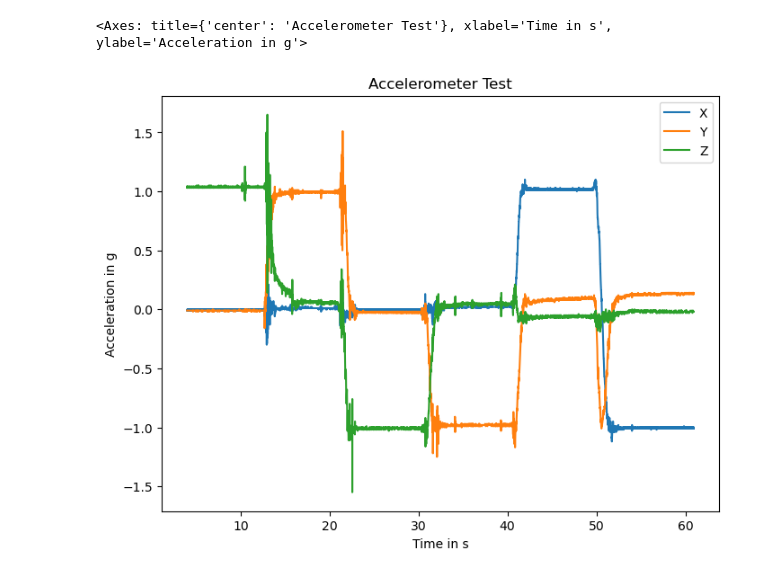
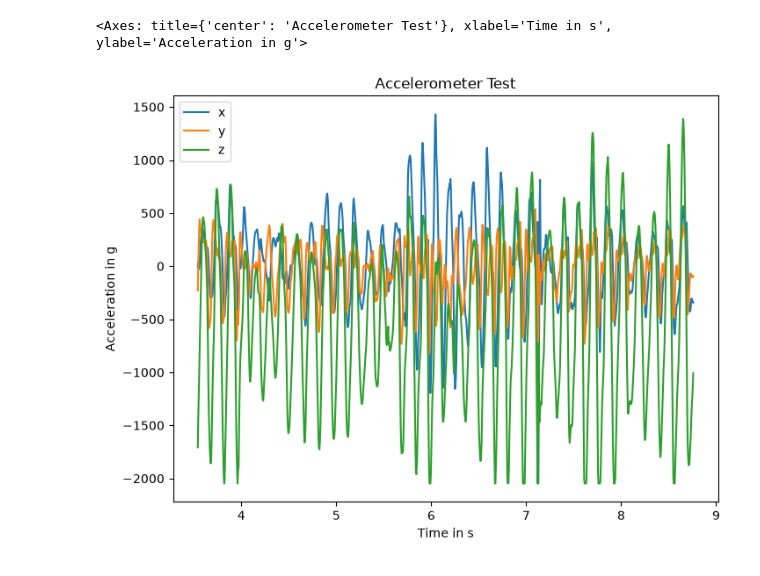
Before and after one commit to Luisa-Kneppel/Biosignalverarbeitung, a Jupyter notebook: Labor_Notebooks/Lab1_Visualisierung_Messdaten.ipynb, the cells around one changed output. Cells and saved outputs as stored; diff of their text form; code cells hidden in the pictures.

```diff
--- a/Labor_Notebooks/Lab1_Visualisierung_Messdaten.ipynb
+++ b/Labor_Notebooks/Lab1_Visualisierung_Messdaten.ipynb
@@ -17,10 +26,18 @@ df['Time'] = df['Time'].div(1000)
+# %%
+#import recorded .csv Files and store them in a dataframe
+# CSV-Datei einlesen
+
+df = pd.read_csv('./data/IMU_4G.csv', sep=';', names=['x', 'y', 'z', 'Time'], header=None)
+
+# Zeit von Millisekunden in Sekunden umrechnen
+df['Time'] = df['Time'].div(1000)
 # %%
 # display data
-df.plot(x = 'Time', y = ['X', 'Y', 'Z'], ylabel='Acceleration in g',
+df.plot(x = 'Time', y = ['x', 'y', 'z'], ylabel='Acceleration in g',
         xlabel='Time in s', figsize= [8, 6], title="Accelerometer Test")
 # %% [output]
 <Axes: title={'center': 'Accelerometer Test'}, xlabel='Time in s', ylabel='Acceleration in g'>
-[figure, old version]
+[figure, new version]
 # %% [markdown]
 # Filter acceleration data applying different filter techniques
 ## Bandpass filter (Butterworth 4. order)
```
Also changed, not shown: parts of 4 cells of this notebook, 3 other files.
